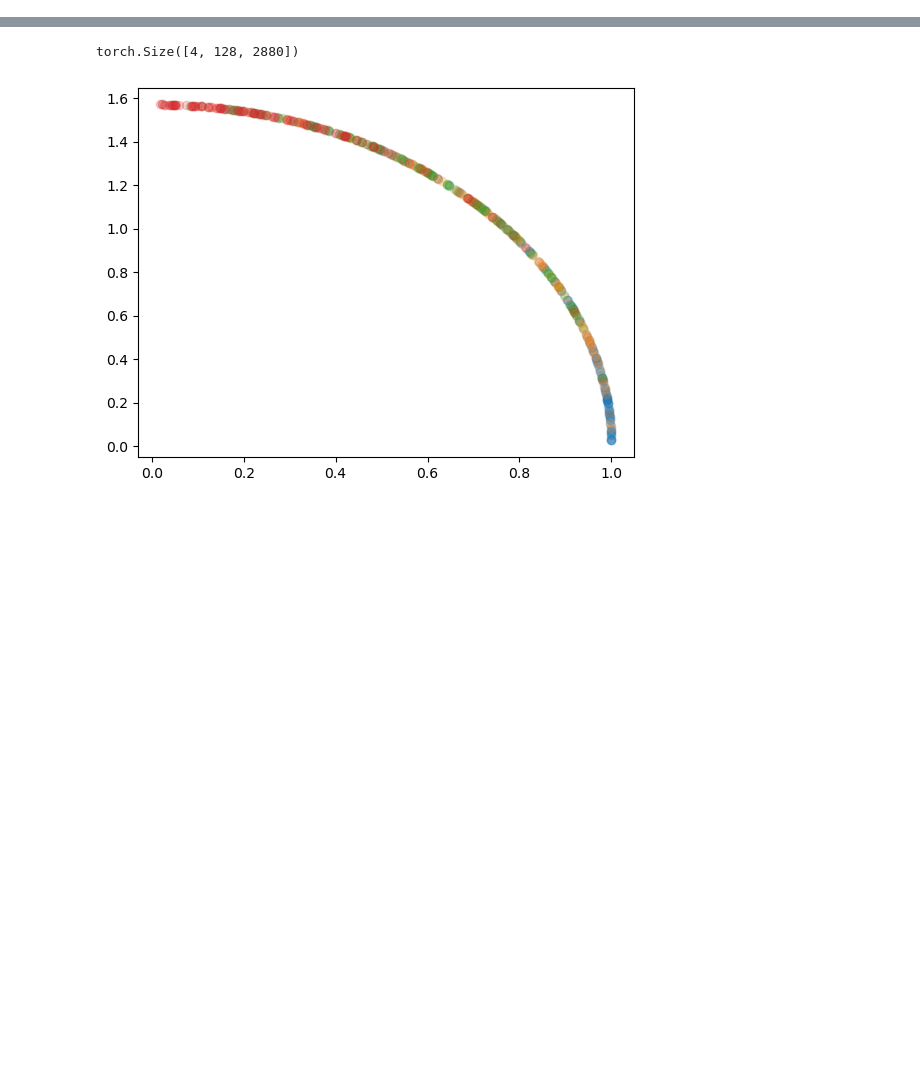
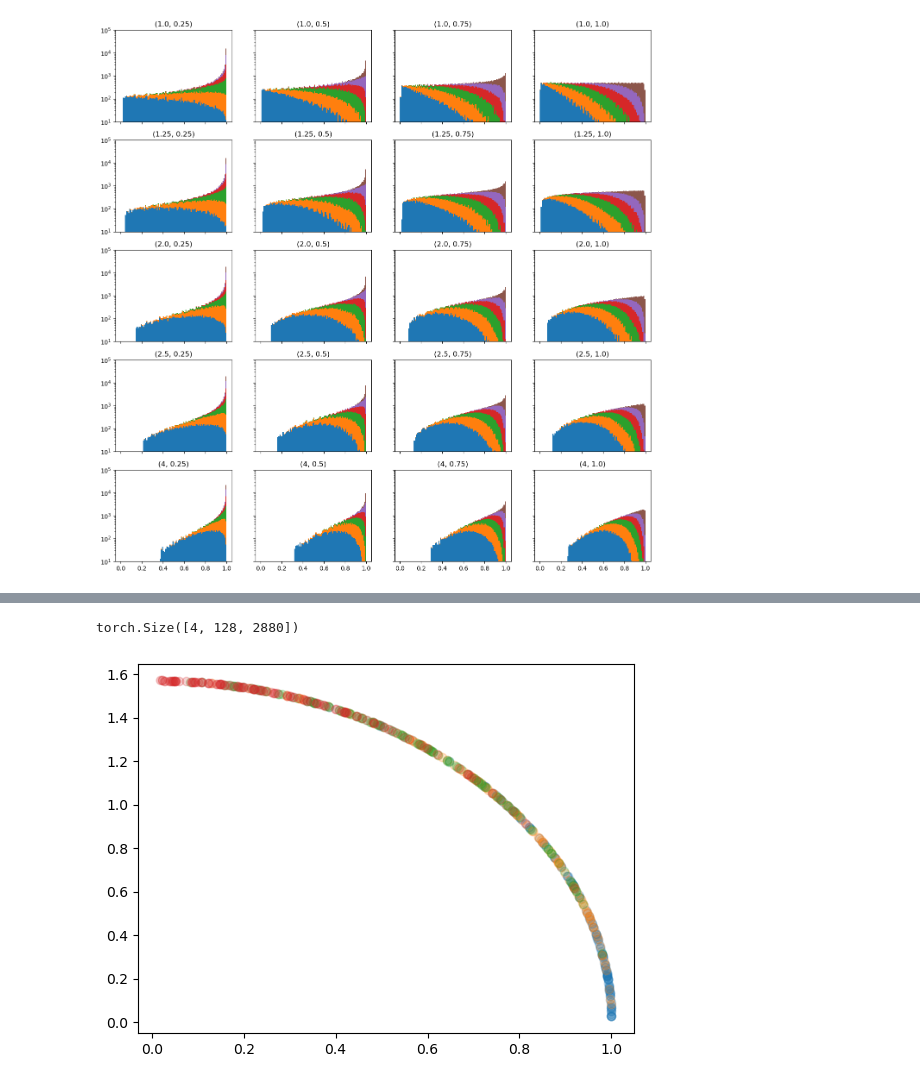
Before and after one commit to jthuemmel/thesis, a Jupyter notebook: test.ipynb, the cells around one changed output, grey strips where cells are left out. Saved outputs shown, nothing was run; the diff lists cells and outputs as text; code cells hidden in the pictures; blank space fills up the shorter version.

```diff
--- a/test.ipynb
+++ b/test.ipynb
@@ -138,0 +197,34 @@ world = WorldConfig(
+# %%
+c1s = [0.9, 1.25, 2.5,  8]
+c0s = [0.25, 0.4, 0.5]
+sps={}
+fig, axs = plt.subplots(len(c1s),len(c0s),figsize=(16,16), sharex = True, sharey=True)
+for i,c1 in enumerate(c1s):
+    for j,c0 in enumerate(c0s):
+        sps[f'{c1, c0}'] = (c1, c0)
+        obj_cfg = replace(config.objective, c1=c1,c0=c0)
+        dist = KumaraswamyMasking(config.world, obj_cfg)
+        m, _ = dist((B//S, S))
+        mm = einops.reduce(m.float(), f's b {config.world.flat_token_pattern} -> (s b) t', **config.world.token_sizes, reduction='mean').sort(dim=-1).values
+        full_drop_rate = (mm == 1.0).float().mean(0)
+        axs[i, j].plot(full_drop_rate, 'o-')
+        axs[i,j].set_title(f'{c1, c0}')
+# %%
+c1s = [1., 1.25, 2., 2.5,4]
+c0s = [0.25, 0.5, 0.75, 1.]
+sps={}
+fig, axs = plt.subplots(len(c1s),len(c0s),figsize=(16,16), sharex = True, sharey=True)
+plt.yscale('log')
+plt.ylim(1e1, 1e5)
+for i,c1 in enumerate(c1s):
+    for j,c0 in enumerate(c0s):
+        sps[f'{c1, c0}'] = (c1, c0)
+        obj_cfg = replace(config.objective, c1=c1,c0=c0)
+        dist = KumaraswamyMasking(config.world, obj_cfg)
+        t = dist.sample_prior((B//S, S))
+        t = einops.rearrange(t,'s b n -> (s b) n')
+        r = dist.quantile(t).sort(dim=-1).values
+        axs[i, j].hist(r, bins = torch.linspace(0, 1, 101), histtype = 'barstacked')
+        axs[i,j].set_title(f'{c1, c0}')
+# %% [output]
+[figure, added]
```
Also changed, not shown: parts of 48 cells of this notebook, 1 other file.
